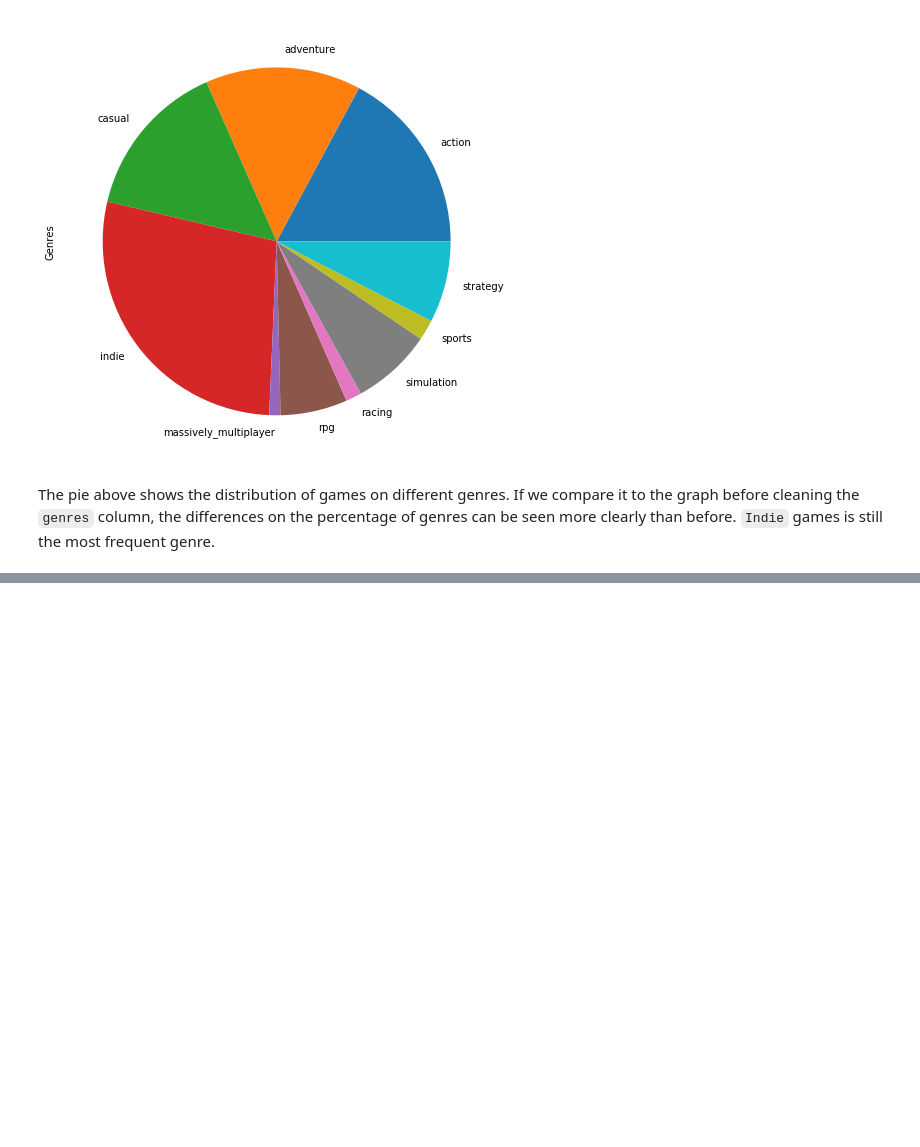
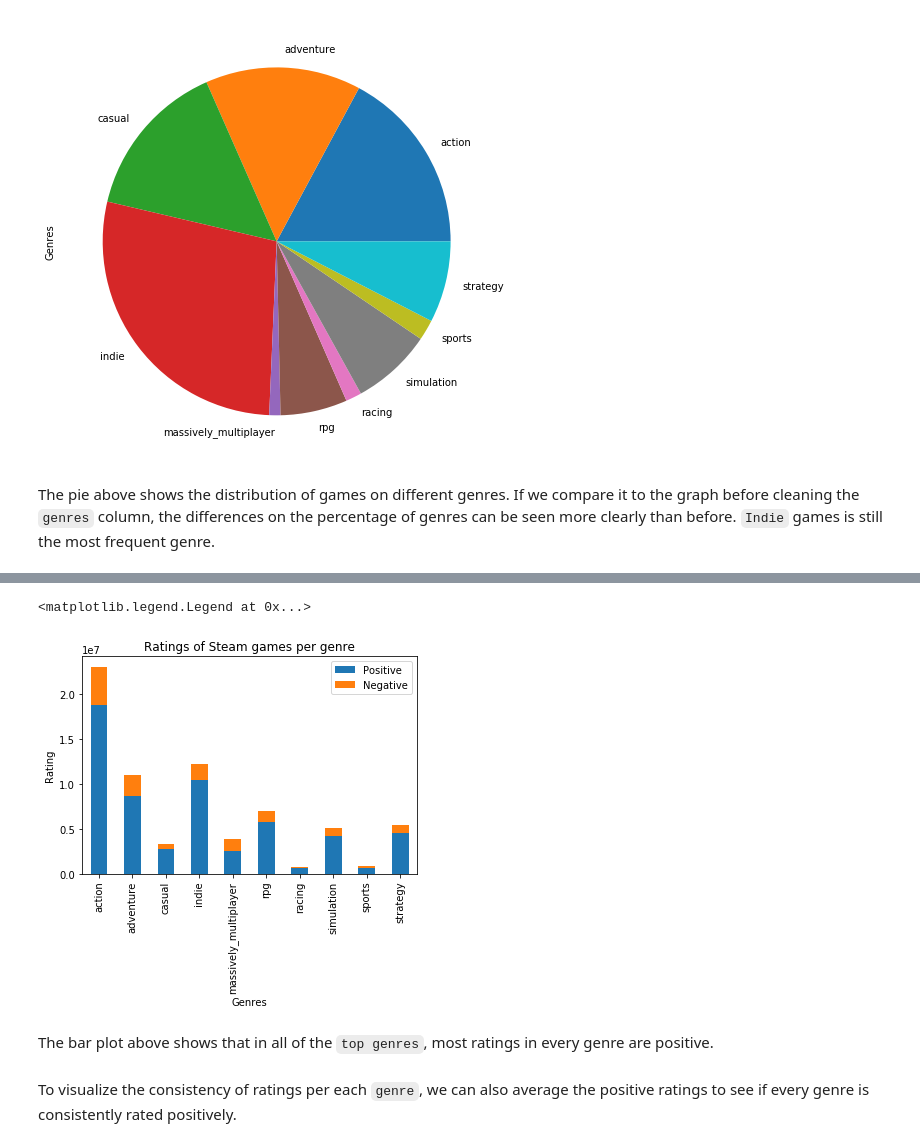
Before and after one commit to ronellroxas/csmodel, a Jupyter notebook: Untitled.ipynb, the cells around one changed output, grey strips where cells are left out. Saved outputs shown, nothing was run; the diff lists cells and outputs as text; code cells hidden in the pictures; blank space fills up the shorter version.

Commit message:
Added more visualizations
added 2 more visualizations, both ratings related

```diff
--- a/Untitled.ipynb
+++ b/Untitled.ipynb
@@ -310,0 +313,17 @@ The pie above shows the distribution of games on different genres. If we compare
+# %%
+#get total ratings per genre
+total_positive = []
+total_negative = []
+
+#sum ratings per genre
+for genre in genres:
+    total_positive.append(steam_df[steam_df[genre] == 1]['positive_ratings'].sum())
+    total_negative.append(steam_df[steam_df[genre] == 1]['negative_ratings'].sum())
+
+#convert to pandas Series
+total_positive = pd.Series(index=genres, data=total_positive)
+total_negative = pd.Series(index=genres, data=total_negative)
+
+#Create dataFrame
+ratings_per_genre = pd.concat([total_positive, total_negative], axis=1)
+ratings_per_genre.rename(columns={0: 'positive', 1: 'negative'})
@@ -310,0 +342,14 @@ The pie above shows the distribution of games on different genres. If we compare
+# %%
+#Visualize using a stacked bar plot
+ratings_per_genre.plot(kind='bar', stacked=True)
+plt.ylabel('Rating')
+plt.xlabel('Genres')
+plt.title('Ratings of Steam games per genre')
+plt.legend(['Positive', 'Negative'])
+# %% [output]
+<matplotlib.legend.Legend at 0x...>
+[figure, added]
+# %% [markdown]
+The bar plot above shows that in all of the `top genres`, most ratings in every genre are positive.
+# %% [markdown]
+To visualize the consistency of ratings per each `genre`, we can also average the positive ratings to see if every genre is consistently rated positively.
```
Also changed, not shown: parts of 5 cells of this notebook.
